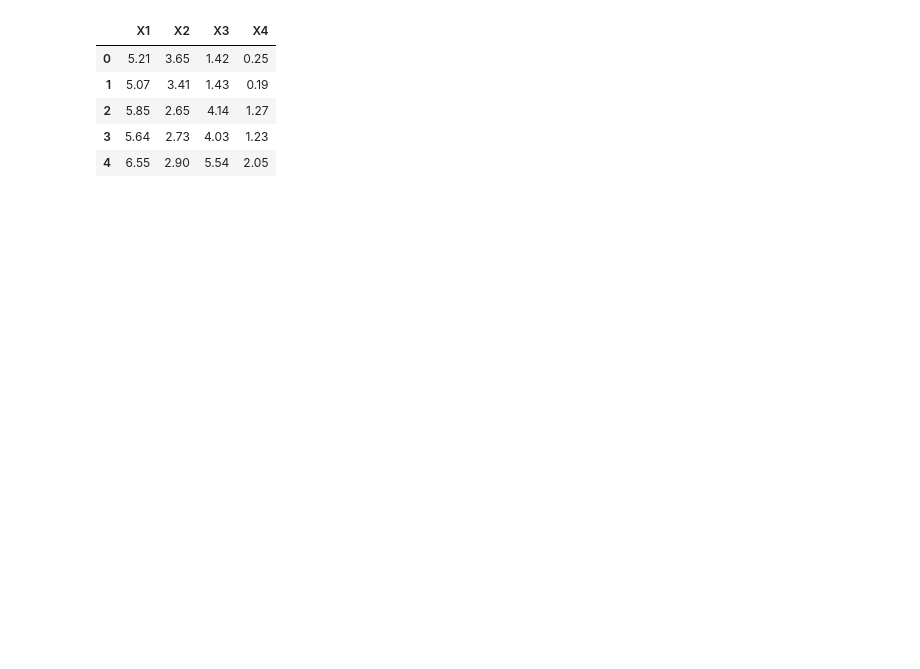
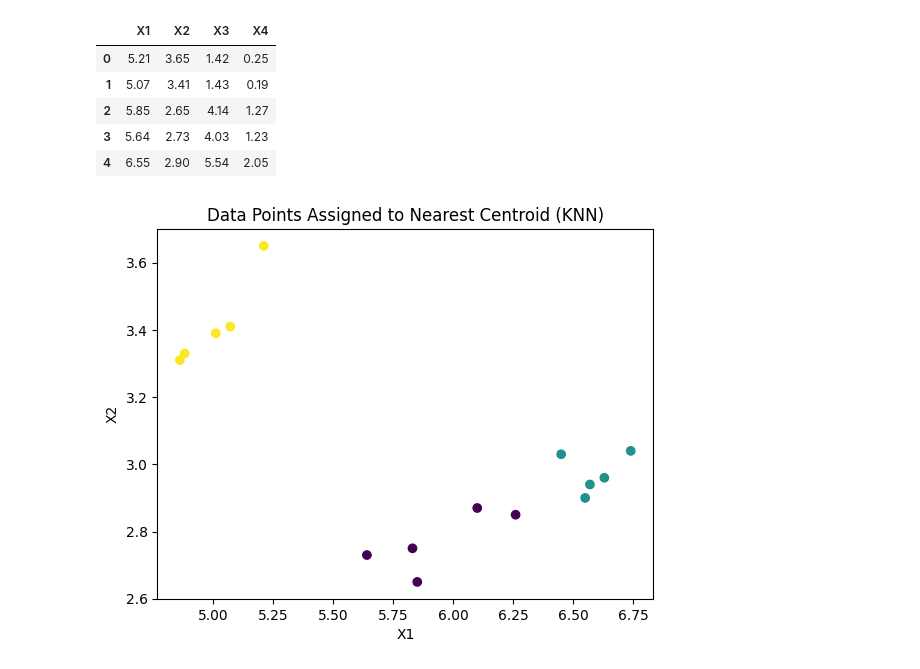
Before and after one commit to Huy1996/CMPE-255, a Jupyter notebook: Assignment 2/assignment2.ipynb, the cells around one changed output. Drawn from its saved outputs; the diff is of its cells as text; code cells hidden in the pictures; blank space fills up the shorter version.

```diff
--- a/Assignment 2/assignment2.ipynb
+++ b/Assignment 2/assignment2.ipynb
@@ -154,4 +164,32 @@ dataset_2.head()
 # %%
 # Extracting features
 X_2 = dataset_2[['X1', 'X2', 'X3', 'X4']].values
+# %%
+def euclidean(point1, point2):
+    return np.sqrt(np.sum((point1 - point2) ** 2))
+# %%
+from collections import Counter
+
+clusters_2 = []
+for point in X_2:
+    # Calculate distances from test point to all points in dataset 1 (training data)
+    distances = [euclidean(point, x) for x in X]
+
+    # Find the k nearest neighbors by sorting distances
+    k_indices = np.argsort(distances)[:3]
+
+    # Get the labels of the k nearest neighbors
+    k_nearest_labels = [clusters[i] for i in k_indices]
+
+    # Assign the most common label (majority class) using Counter
+    most_common = Counter(k_nearest_labels).most_common(1)[0][0]
+    clusters_2.append(most_common)
+# %%
+plt.scatter(X_2[:, 0], X_2[:, 1], c=clusters_2, cmap='viridis', label='Data Points')  # Plot data points colored by assigned class
+plt.xlabel('X1')
+plt.ylabel('X2')
+plt.title('Data Points Assigned to Nearest Centroid (KNN)')
+plt.show()
+# %% [output]
+[figure, added]
 # %%
```
Also changed, not shown: parts of 2 cells of this notebook.
